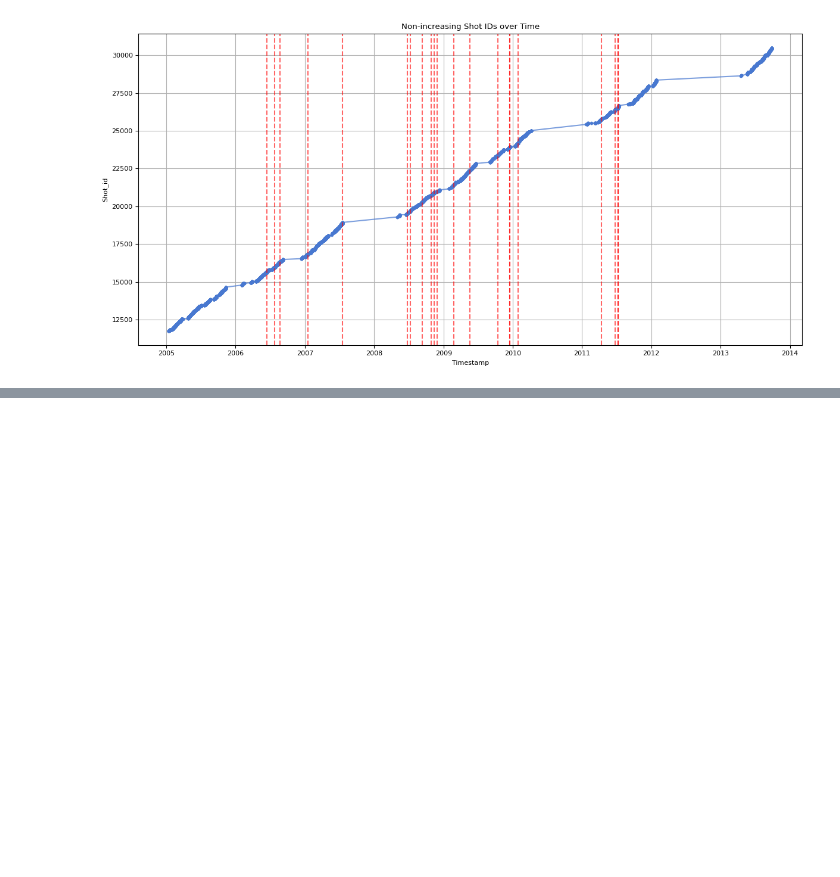
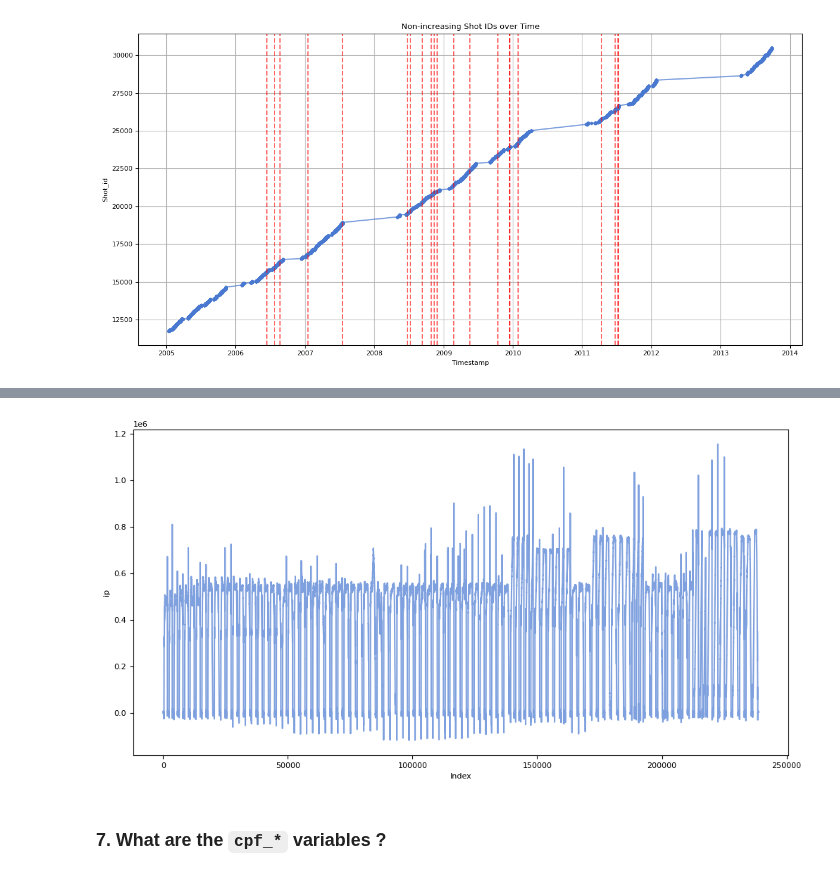
Before and after one commit to LouisBrusset/ITER-magnetics-diagnostic-analysis, a Jupyter notebook: src/magnetics_diagnostic_analysis/data_analysis/metadata_analysis.ipynb, the cells around one changed output, grey strips where cells are left out. Saved outputs shown, nothing was run; the diff lists cells and outputs as text; code cells hidden in the pictures; blank space fills up the shorter version.

```diff
--- a/src/magnetics_diagnostic_analysis/data_analysis/metadata_analysis.ipynb
+++ b/src/magnetics_diagnostic_analysis/data_analysis/metadata_analysis.ipynb
@@ -469,0 +595,11 @@ plt.show()
+# %%
+var_plot = variable_vs_timestamp[variable]
+fig, ax = plt.subplots(figsize=(12, 6))
+ax.plot(var_plot.values, alpha=0.7)
+ax.set_xlabel("Index")
+ax.set_ylabel(variable)
+plt.show()
+# %% [output]
+[figure, added]
+# %% [markdown]
+### 7. What are the `cpf_*` variables ?
```
Also changed, not shown: parts of 20 cells of this notebook, 3 other files.
